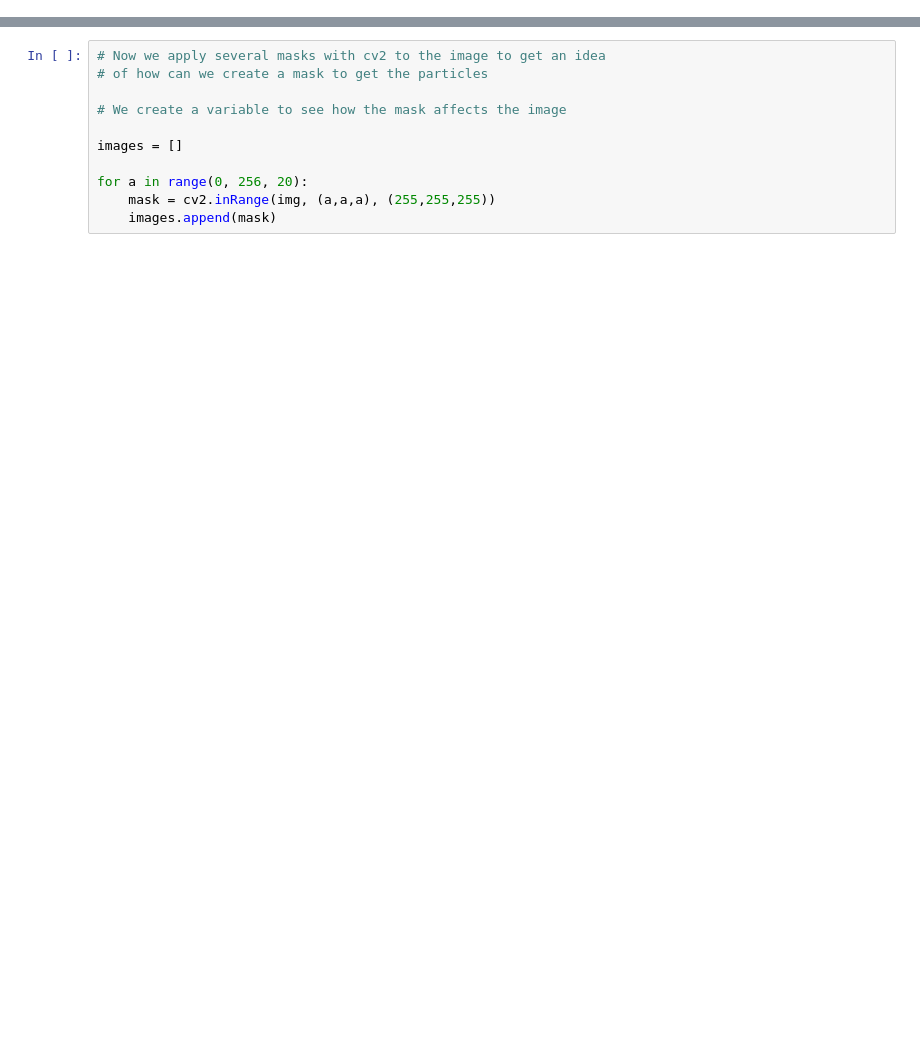
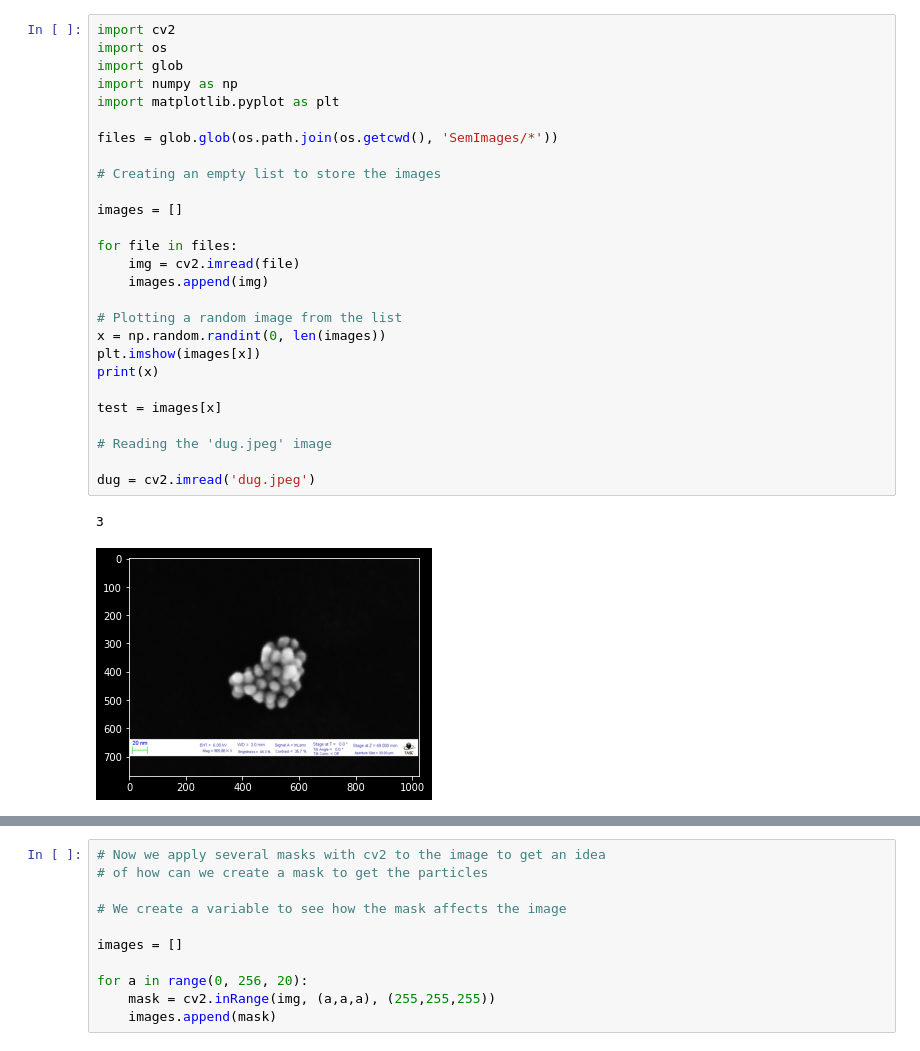
Before and after one commit to oftavira/CNNSEM, a Jupyter notebook: semimages.ipynb, the cells around one changed output, grey strips where cells are left out. Drawn from its saved outputs; the diff is of its cells as text; blank space fills up the shorter version.

```diff
--- a/semimages.ipynb
+++ b/semimages.ipynb
@@ -0,0 +1,30 @@
+# %%
+import cv2
+import os
+import glob
+import numpy as np
+import matplotlib.pyplot as plt
+
+files = glob.glob(os.path.join(os.getcwd(), 'SemImages/*'))
+
+# Creating an empty list to store the images
+
+images = []
+
+for file in files:
+    img = cv2.imread(file)
+    images.append(img)
+
+# Plotting a random image from the list
+x = np.random.randint(0, len(images))
+plt.imshow(images[x])
+print(x)
+
+test = images[x]
+
+# Reading the 'dug.jpeg' image
+
+dug = cv2.imread('dug.jpeg')
+# %% [output]
+3
+[figure, added]
```
Also changed, not shown: parts of 11 cells of this notebook.
